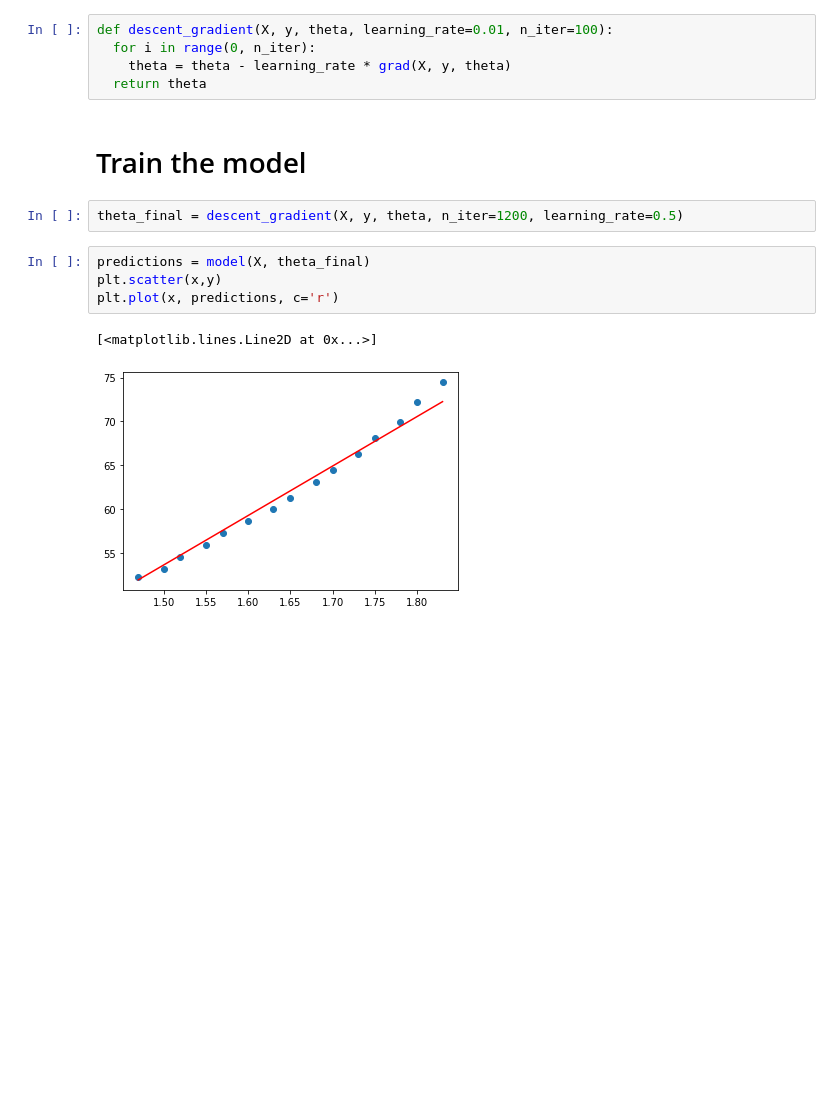
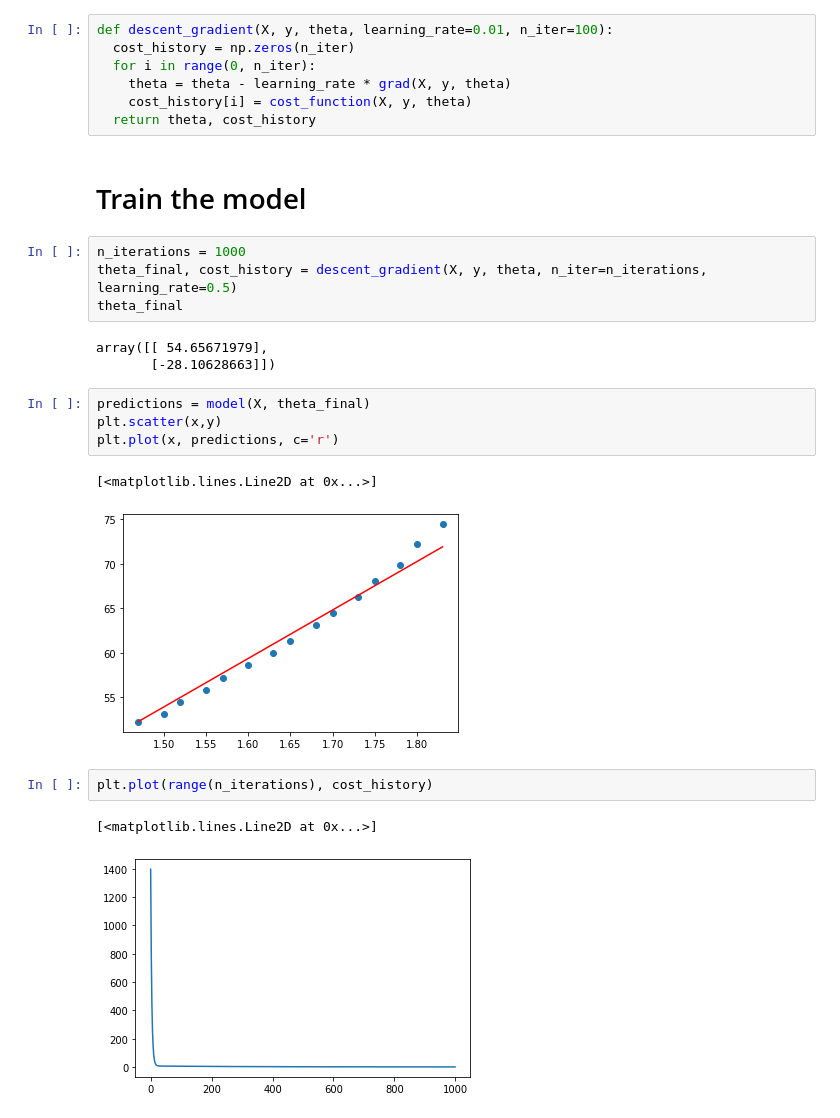
Before and after one commit to dynamo63/machine-learning-from-scratch, a Jupyter notebook: univariate_linear_regression.ipynb, the cells around one changed output. Cells and saved outputs as stored; diff of their text form; blank space fills up the shorter version.

```diff
--- a/univariate_linear_regression.ipynb
+++ b/univariate_linear_regression.ipynb
@@ -89,17 +89,29 @@ def grad(X, y, theta):
   return 1/m * X.T.dot(model(X, theta) - y)
 # %%
 def descent_gradient(X, y, theta, learning_rate=0.01, n_iter=100):
+  cost_history = np.zeros(n_iter)
   for i in range(0, n_iter):
     theta = theta - learning_rate * grad(X, y, theta)
-  return theta
+    cost_history[i] = cost_function(X, y, theta)
+  return theta, cost_history
 # %% [markdown]
 # Train the model
 # %%
-theta_final = descent_gradient(X, y, theta, n_iter=1200, learning_rate=0.5)
+n_iterations = 1000
+theta_final, cost_history = descent_gradient(X, y, theta, n_iter=n_iterations, learning_rate=0.5)
+theta_final
+# %% [output]
+array([[ 54.65671979],
+       [-28.10628663]])
 # %%
 predictions = model(X, theta_final)
 plt.scatter(x,y)
 plt.plot(x, predictions, c='r')
 # %% [output]
 [<matplotlib.lines.Line2D at 0x...>]
-[figure, old version]
+[figure, new version]
+# %%
+plt.plot(range(n_iterations), cost_history)
+# %% [output]
+[<matplotlib.lines.Line2D at 0x...>]
+[figure, added]
```
Also changed, not shown: parts of 6 cells of this notebook.
